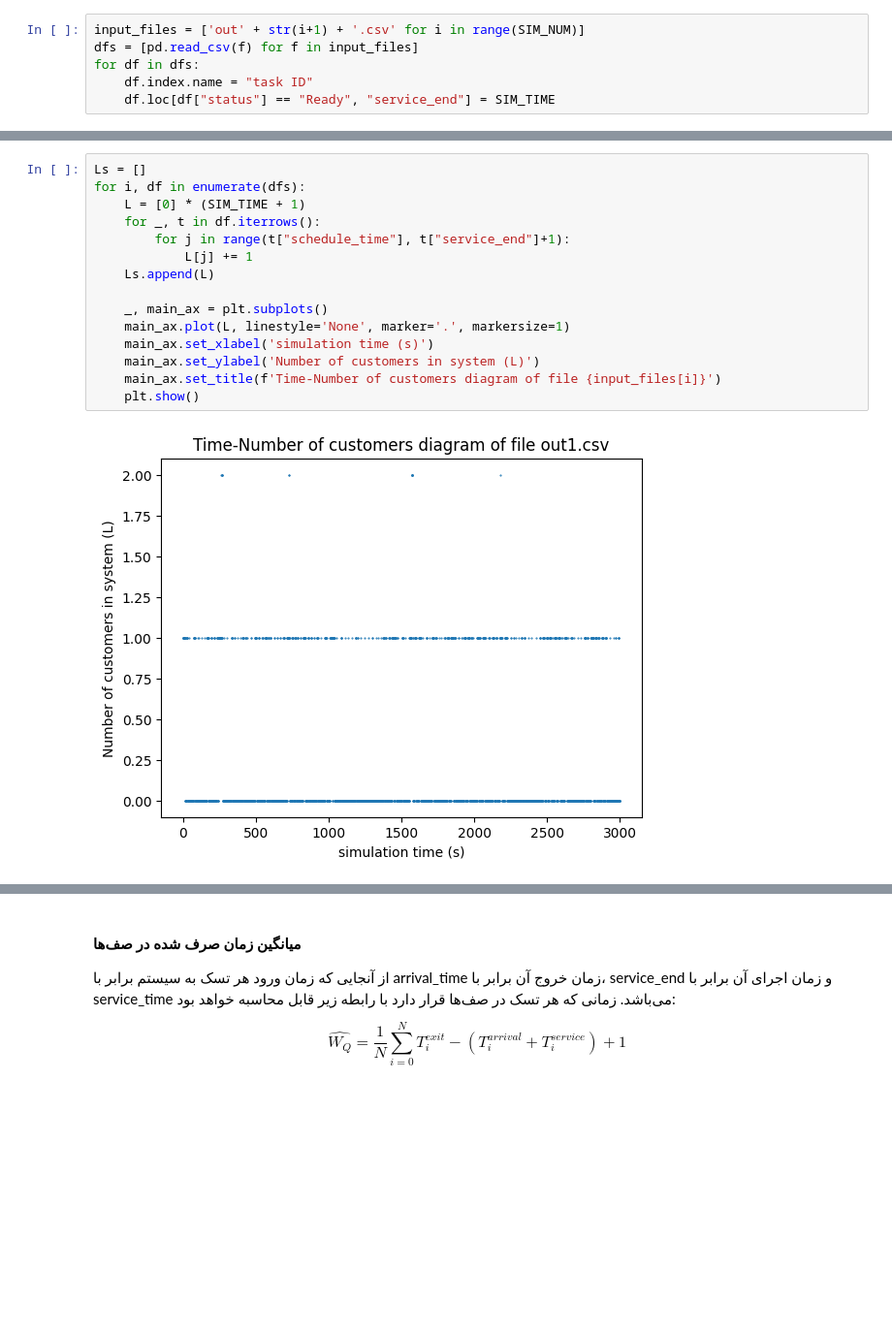
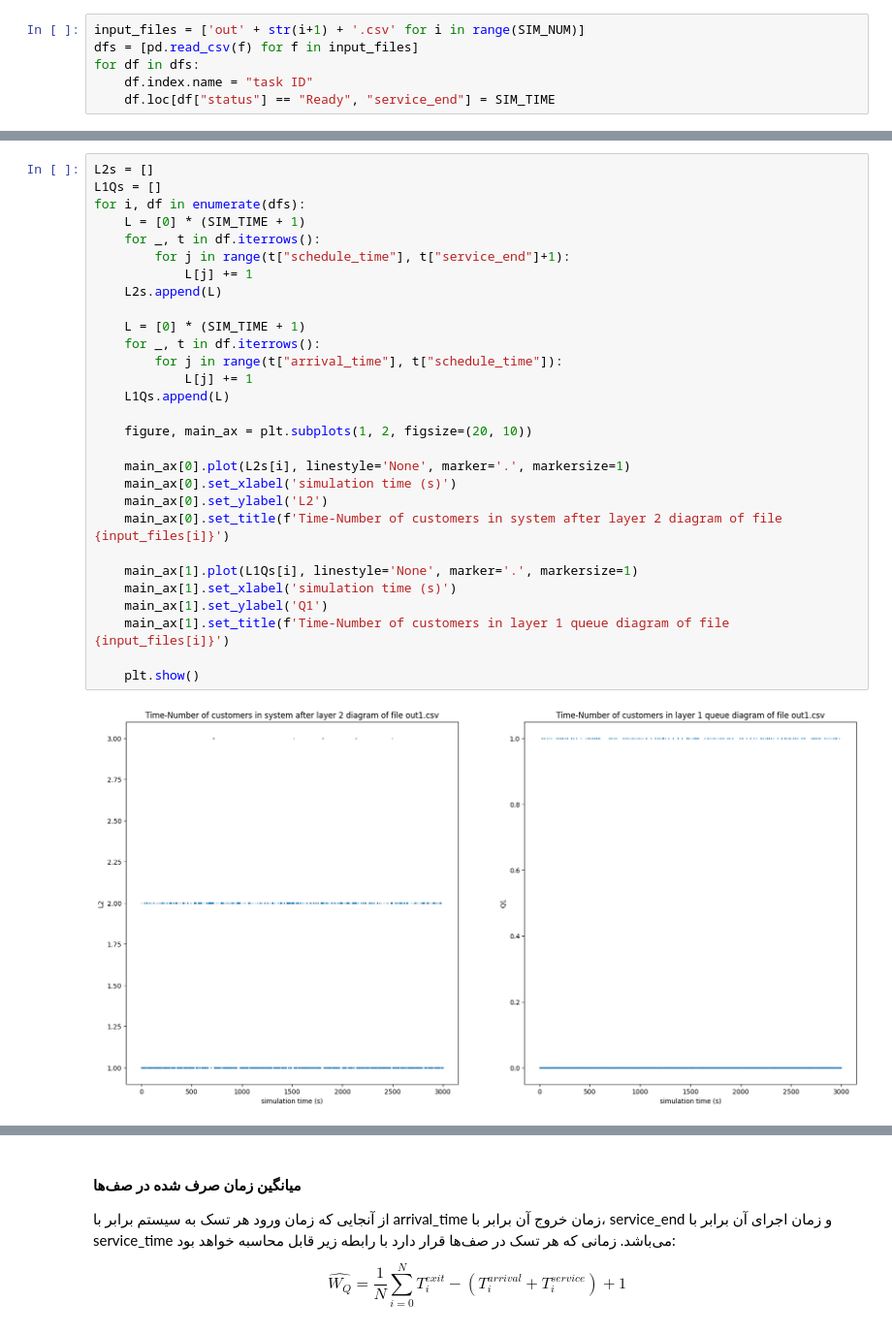
Before and after one commit to ArshiAAkhavan/simulation_F401_project, a Jupyter notebook: report.ipynb, the cells around one changed output, grey strips where cells are left out. Shown at 97% size. Drawn from its saved outputs; the diff is of its cells as text; blank space fills up the shorter version.

```diff
--- a/report.ipynb
+++ b/report.ipynb
@@ -296,17 +302,31 @@ $$\hat{L}=\frac{1}{T} \sum_{i=0}^{\infty} iT_i= \sum_{i=0}^{\infty} i\frac{T_i}{
 # %%
-Ls = []
+L2s = []
+L1Qs = []
 for i, df in enumerate(dfs):
     L = [0] * (SIM_TIME + 1)
     for _, t in df.iterrows():
         for j in range(t["schedule_time"], t["service_end"]+1):
             L[j] += 1
-    Ls.append(L)
+    L2s.append(L)
 
-    _, main_ax = plt.subplots()
-    main_ax.plot(L, linestyle='None', marker='.', markersize=1)
-    main_ax.set_xlabel('simulation time (s)')
-    main_ax.set_ylabel('Number of customers in system (L)')
-    main_ax.set_title(f'Time-Number of customers diagram of file {input_files[i]}')
+    L = [0] * (SIM_TIME + 1)
+    for _, t in df.iterrows():
+        for j in range(t["arrival_time"], t["schedule_time"]):
+            L[j] += 1
+    L1Qs.append(L)
+
+    figure, main_ax = plt.subplots(1, 2, figsize=(20, 10))
+
+    main_ax[0].plot(L2s[i], linestyle='None', marker='.', markersize=1)
+    main_ax[0].set_xlabel('simulation time (s)')
+    main_ax[0].set_ylabel('L2')
+    main_ax[0].set_title(f'Time-Number of customers in system after layer 2 diagram of file {input_files[i]}')
+
+    main_ax[1].plot(L1Qs[i], linestyle='None', marker='.', markersize=1)
+    main_ax[1].set_xlabel('simulation time (s)')
+    main_ax[1].set_ylabel('Q1')
+    main_ax[1].set_title(f'Time-Number of customers in layer 1 queue diagram of file {input_files[i]}')
+
     plt.show()
 # %% [output]
-[figure, old version]
+[figure, new version]
```
Also changed, not shown: parts of 9 cells of this notebook.
